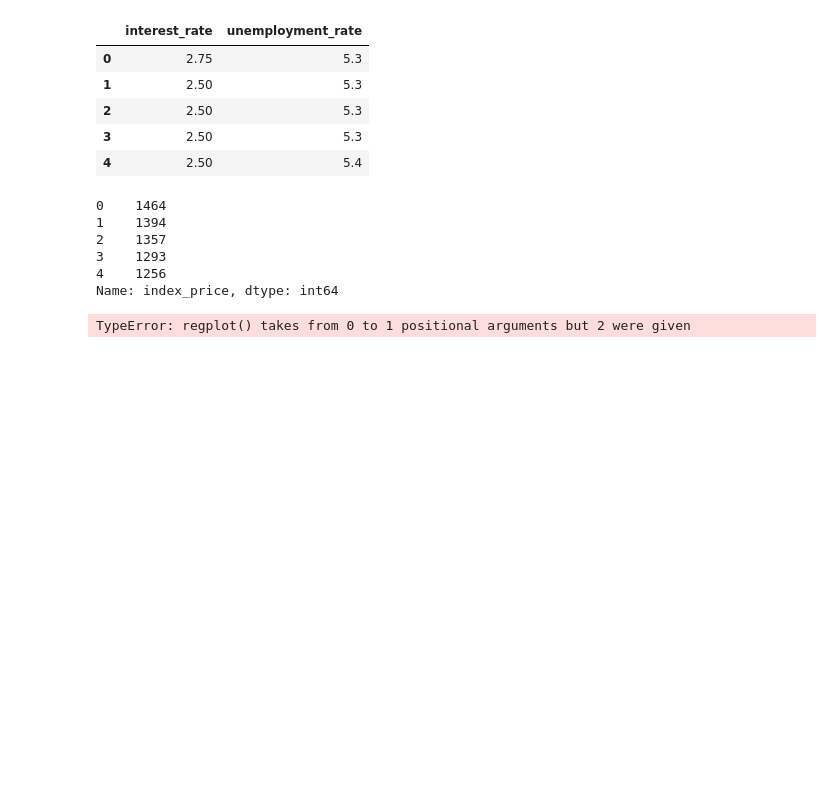
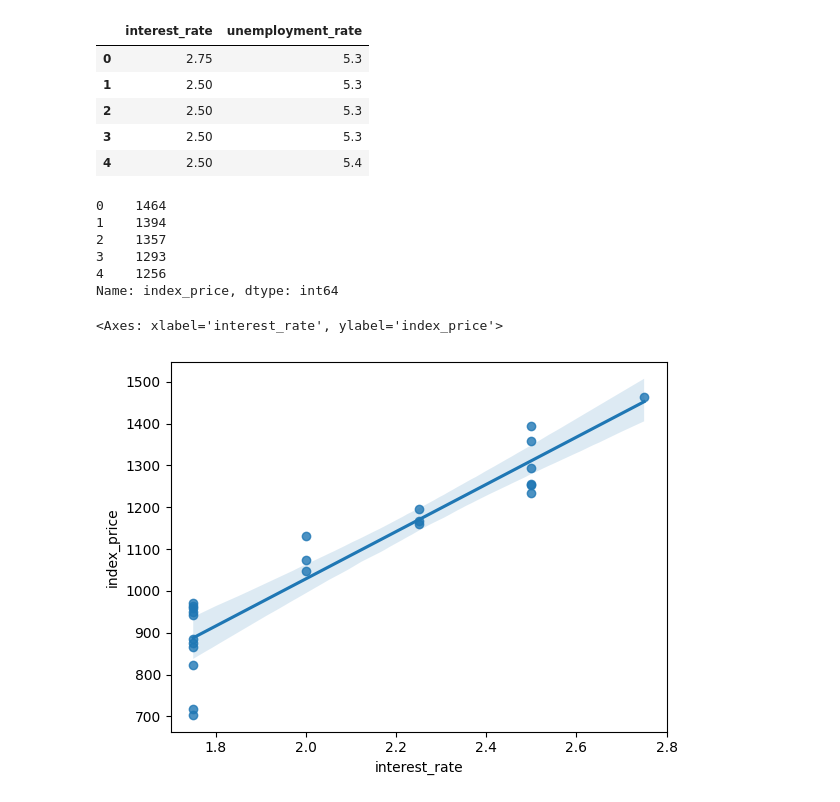
Before and after one commit to ShivamAttri05/Data_Science_Progress, a Jupyter notebook: Machine-Learning/02-Multiple_Linear_Regression/Multiple_Linear_Regression.ipynb, the cells around one changed output. Saved outputs shown, nothing was run; the diff lists cells and outputs as text; code cells hidden in the pictures; blank space fills up the shorter version.

```diff
--- a/Machine-Learning/02-Multiple_Linear_Regression/Multiple_Linear_Regression.ipynb
+++ b/Machine-Learning/02-Multiple_Linear_Regression/Multiple_Linear_Regression.ipynb
@@ -89,6 +89,7 @@ Name: index_price, dtype: int64
 # %%
 X_train, X_test, Y_train, Y_test = train_test_split(X,Y, test_size = 0.25, random_state = 42)
 # %%
-sns.regplot(df["interest_rate"],df["index_price"])
+sns.regplot(x=df["interest_rate"], y=df["index_price"])
 # %% [output]
-TypeError: regplot() takes from 0 to 1 positional arguments but 2 were given
+<Axes: xlabel='interest_rate', ylabel='index_price'>
+[figure, added]
```
